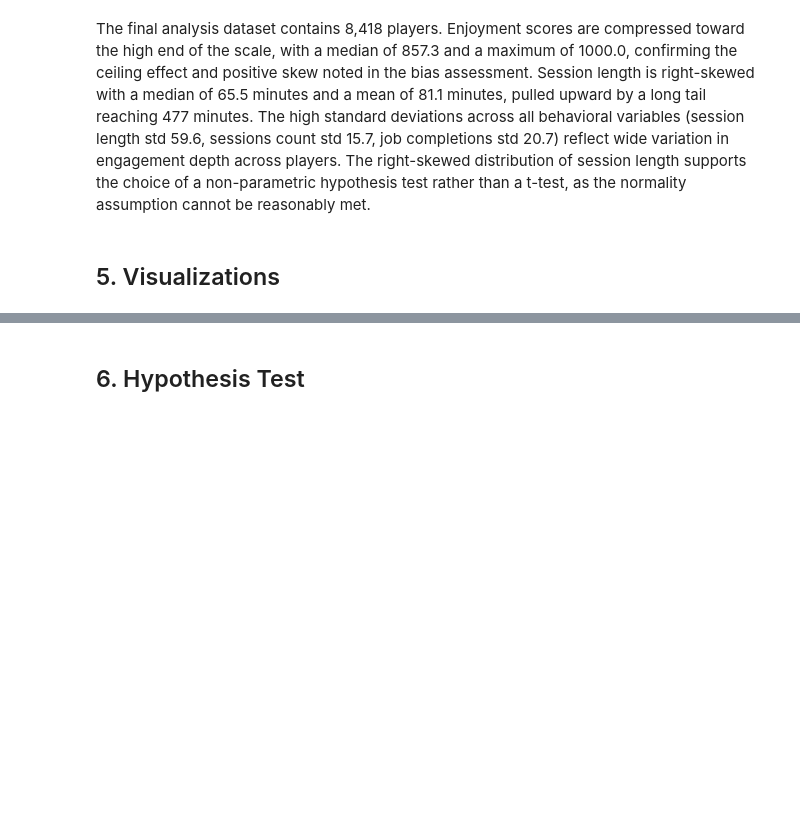
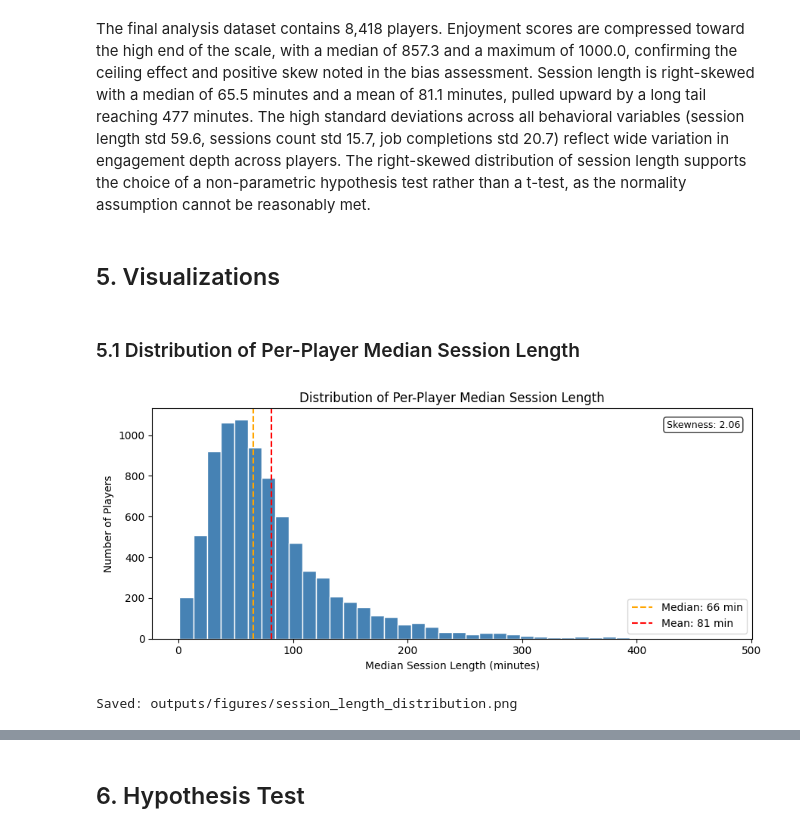
Before and after one commit to thebobmay/statistical-analysis-player-behavior, a Jupyter notebook: notebooks/analysis.ipynb, the cells around one changed output, grey strips where cells are left out. Cells and saved outputs as stored; diff of their text form; code cells hidden in the pictures; blank space fills up the shorter version.

```diff
--- a/notebooks/analysis.ipynb
+++ b/notebooks/analysis.ipynb
@@ -467,3 +467,31 @@ analysis_df[['mean_enjoyment', 'median_session', 'n_sessions', 'job_completions'
 The final analysis dataset contains 8,418 players. Enjoyment scores are compressed toward the high end of the scale, with a median of 857.3 and a maximum of 1000.0, confirming the ceiling effect and positive skew noted in the bias assessment. Session length is right-skewed with a median of 65.5 minutes and a mean of 81.1 minutes, pulled upward by a long tail reaching 477 minutes. The high standard deviations across all behavioral variables (session length std 59.6, sessions count std 15.7, job completions std 20.7) reflect wide variation in engagement depth across players. The right-skewed distribution of session length supports the choice of a non-parametric hypothesis test rather than a t-test, as the normality assumption cannot be reasonably met.
 # %% [markdown]
 ## 5. Visualizations
+# %% [markdown]
+### 5.1 Distribution of Per-Player Median Session Length
+# %%
+FIGURES_DIR = Path('../outputs/figures')
+FIGURES_DIR.mkdir(parents=True, exist_ok=True)
+
+data = analysis_df['median_session']
+
+fig, ax = plt.subplots(figsize=(9, 4))
+ax.hist(data, bins=40, color='steelblue', edgecolor='white')
+ax.axvline(data.median(), color='orange', linestyle='--', linewidth=1.5,
+           label=f'Median: {data.median():.0f} min')
+ax.axvline(data.mean(), color='red', linestyle='--', linewidth=1.5,
+           label=f'Mean: {data.mean():.0f} min')
+ax.set_xlabel('Median Session Length (minutes)')
+ax.set_ylabel('Number of Players')
+ax.set_title('Distribution of Per-Player Median Session Length')
+ax.legend()
+ax.text(0.98, 0.95, f'Skewness: {data.skew():.2f}',
+        transform=ax.transAxes, ha='right', va='top', fontsize=9,
+        bbox=dict(boxstyle='round', facecolor='white', alpha=0.8))
+plt.tight_layout()
+plt.savefig(FIGURES_DIR / 'session_length_distribution.png', dpi=150)
+plt.show()
+print('Saved: outputs/figures/session_length_distribution.png')
+# %% [output]
+[figure, added]
+Saved: outputs/figures/session_length_distribution.png
```
Also changed, not shown: parts of 7 cells of this notebook, 3 other files.
